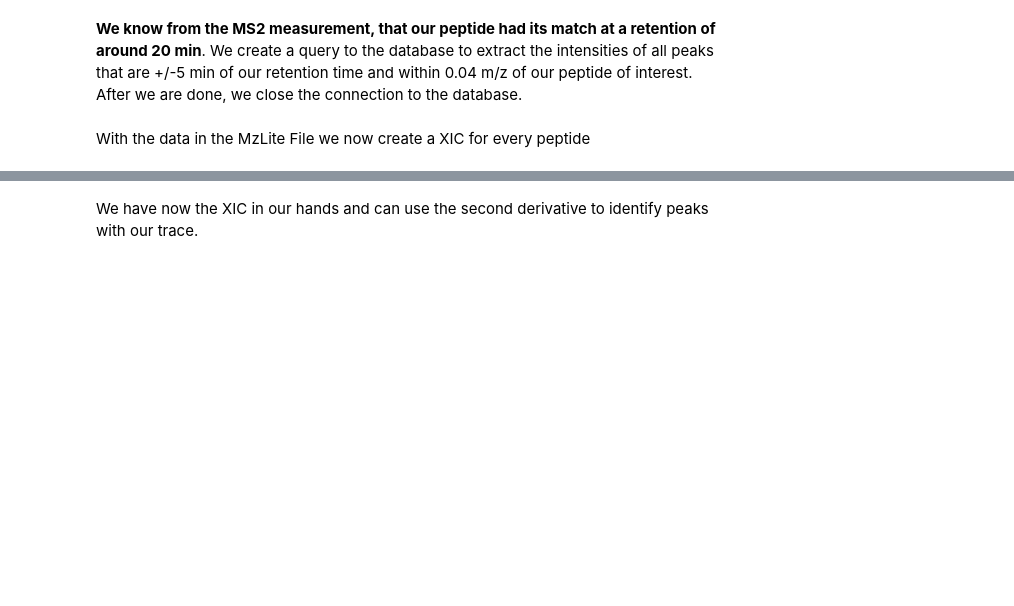
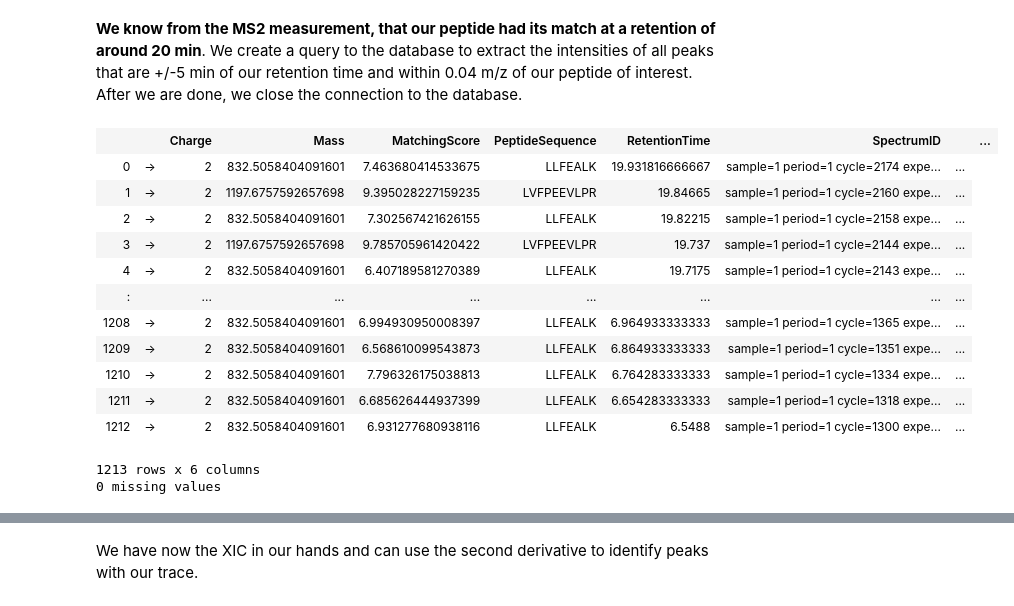
Before and after one commit to paulineHans/BIO-BTE-06-L-7, a Jupyter notebook: Notebooks/NB05a_Quantification.ipynb, the cells around one changed output, grey strips where cells are left out. Cells and saved outputs as stored; diff of their text form; code cells hidden in the pictures; blank space fills up the shorter version.

```diff
--- a/Notebooks/NB05a_Quantification.ipynb
+++ b/Notebooks/NB05a_Quantification.ipynb
@@ -119,6 +126,27 @@ and index the entries according to their retention time.
 **We know from the MS2 measurement, that our peptide had its match at a retention of around 20 min**. We create a query
 to the database to extract the intensities of all peaks that are +/-5 min of our retention time and within 0.04 m/z of our peptide of interest.
 After we are done, we close the connection to the database.
-# %% [markdown]
-With the data in the MzLite File we now create a XIC for every peptide
+# %%
+// Code-Block 1id
+
+let directory = __SOURCE_DIRECTORY__
+let path = Path.Combine[|directory;"/home/paulinehans/Dokumente/scoring.tsv"|]
+
+let data = Deedle.Frame.ReadCsv (path, hasHeaders =  true,  separators = "\t")
+data
+# %% [output]
+|  |  | Charge | Mass | MatchingScore | PeptideSequence | RetentionTime | SpectrumID |  | ... |
+| 0 | -> | 2 | 832.5058404091601 | 7.463680414533675 | LLFEALK | 19.931816666667 | sample=1 period=1 cycle=2174 expe... | ... |
+| 1 | -> | 2 | 1197.6757592657698 | 9.395028227159235 | LVFPEEVLPR | 19.84665 | sample=1 period=1 cycle=2160 expe... | ... |
+| 2 | -> | 2 | 832.5058404091601 | 7.302567421626155 | LLFEALK | 19.82215 | sample=1 period=1 cycle=2158 expe... | ... |
+| 3 | -> | 2 | 1197.6757592657698 | 9.785705961420422 | LVFPEEVLPR | 19.737 | sample=1 period=1 cycle=2144 expe... | ... |
+| 4 | -> | 2 | 832.5058404091601 | 6.407189581270389 | LLFEALK | 19.7175 | sample=1 period=1 cycle=2143 expe... | ... |
+| : |  | ... | ... | ... | ... | ... | ... | ... |
+| 1208 | -> | 2 | 832.5058404091601 | 6.994930950008397 | LLFEALK | 6.964933333333 | sample=1 period=1 cycle=1365 expe... | ... |
+| 1209 | -> | 2 | 832.5058404091601 | 6.568610099543873 | LLFEALK | 6.864933333333 | sample=1 period=1 cycle=1351 expe... | ... |
+| 1210 | -> | 2 | 832.5058404091601 | 7.796326175038813 | LLFEALK | 6.764283333333 | sample=1 period=1 cycle=1334 expe... | ... |
+| 1211 | -> | 2 | 832.5058404091601 | 6.685626444937399 | LLFEALK | 6.654283333333 | sample=1 period=1 cycle=1318 expe... | ... |
+| 1212 | -> | 2 | 832.5058404091601 | 6.931277680938116 | LLFEALK | 6.5488 | sample=1 period=1 cycle=1300 expe... | ... |
+1213 rows x 6 columns
+0 missing values
 # %%
```
Also changed, not shown: parts of 4 cells of this notebook, 2 other files.
